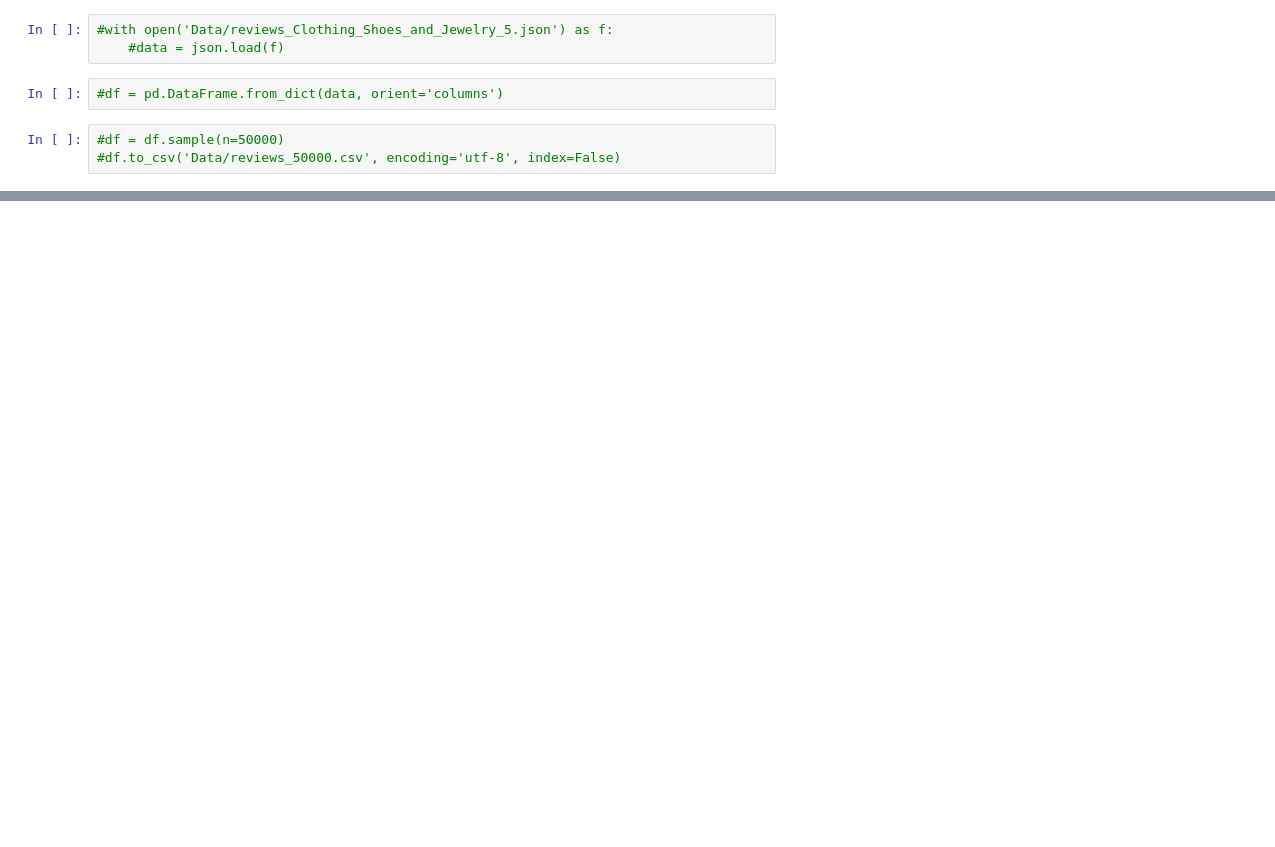
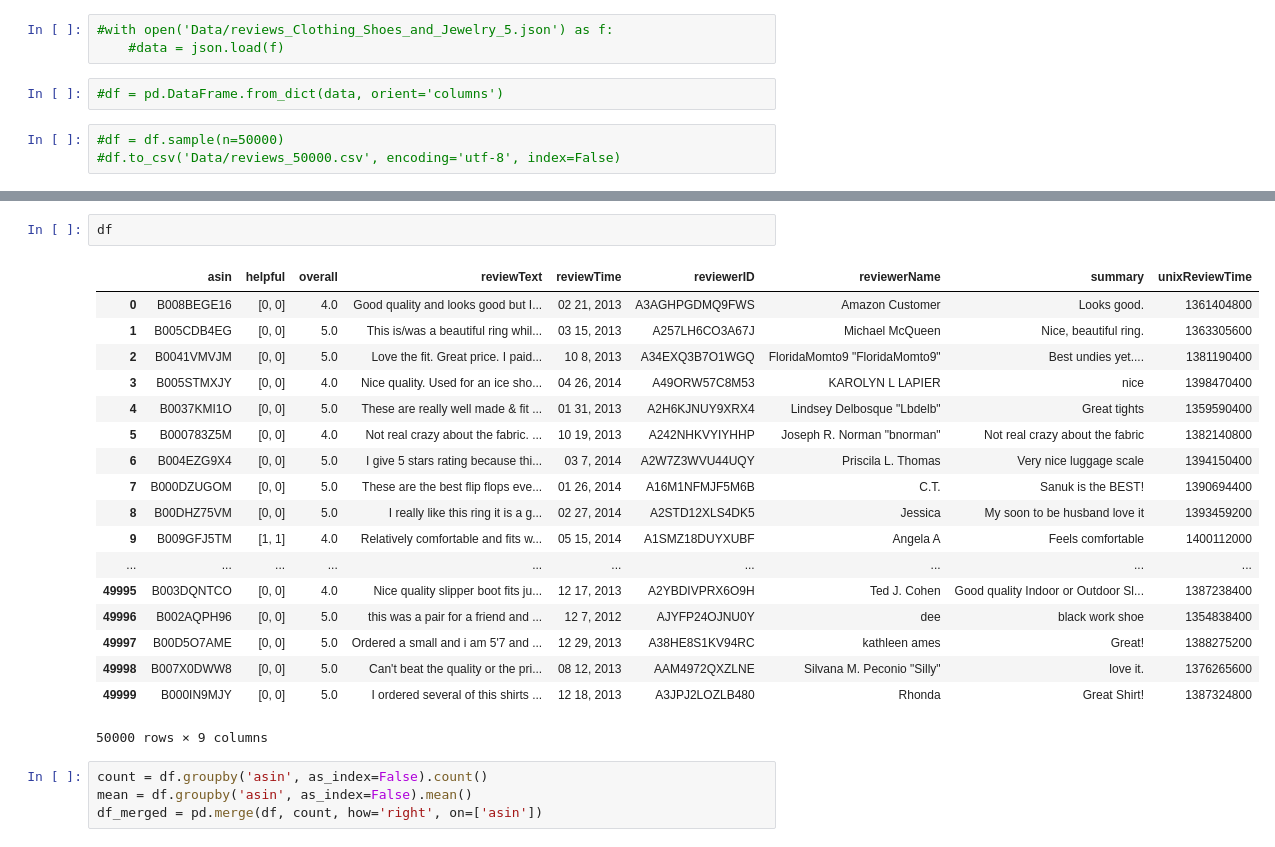
Before and after one commit to rpss2/MineracaoWebProject, a Jupyter notebook: Project.ipynb, the cells around one changed output, grey strips where cells are left out. Drawn from its saved outputs; the diff is of its cells as text; blank space fills up the shorter version.

```diff
--- a/Project.ipynb
+++ b/Project.ipynb
@@ -35,0 +17,25 @@ helpful
+# %%
+df
+# %% [output]
+|  | asin | helpful | overall | reviewText | reviewTime | reviewerID | reviewerName | summary | unixReviewTime |
+| 0 | B008BEGE16 | [0, 0] | 4.0 | Good quality and looks good but I... | 02 21, 2013 | A3AGHPGDMQ9FWS | Amazon Customer | Looks good. | 1361404800 |
+| 1 | B005CDB4EG | [0, 0] | 5.0 | This is/was a beautiful ring whil... | 03 15, 2013 | A257LH6CO3A67J | Michael McQueen | Nice, beautiful ring. | 1363305600 |
+| 2 | B0041VMVJM | [0, 0] | 5.0 | Love the fit. Great price. I paid... | 10 8, 2013 | A34EXQ3B7O1WGQ | FloridaMomto9 "FloridaMomto9" | Best undies yet.... | 1381190400 |
+| 3 | B005STMXJY | [0, 0] | 4.0 | Nice quality. Used for an ice sho... | 04 26, 2014 | A49ORW57C8M53 | KAROLYN L LAPIER | nice | 1398470400 |
+| 4 | B0037KMI1O | [0, 0] | 5.0 | These are really well made & fit ... | 01 31, 2013 | A2H6KJNUY9XRX4 | Lindsey Delbosque "Lbdelb" | Great tights | 1359590400 |
+| 5 | B000783Z5M | [0, 0] | 4.0 | Not real crazy about the fabric. ... | 10 19, 2013 | A242NHKVYIYHHP | Joseph R. Norman "bnorman" | Not real crazy about the fabric | 1382140800 |
+| 6 | B004EZG9X4 | [0, 0] | 5.0 | I give 5 stars rating because thi... | 03 7, 2014 | A2W7Z3WVU44UQY | Priscila L. Thomas | Very nice luggage scale | 1394150400 |
+| 7 | B000DZUGOM | [0, 0] | 5.0 | These are the best flip flops eve... | 01 26, 2014 | A16M1NFMJF5M6B | C.T. | Sanuk is the BEST! | 1390694400 |
+| 8 | B00DHZ75VM | [0, 0] | 5.0 | I really like this ring it is a g... | 02 27, 2014 | A2STD12XLS4DK5 | Jessica | My soon to be husband love it | 1393459200 |
+| 9 | B009GFJ5TM | [1, 1] | 4.0 | Relatively comfortable and fits w... | 05 15, 2014 | A1SMZ18DUYXUBF | Angela A | Feels comfortable | 1400112000 |
+| ... | ... | ... | ... | ... | ... | ... | ... | ... | ... |
+| 49995 | B003DQNTCO | [0, 0] | 4.0 | Nice quality slipper boot fits ju... | 12 17, 2013 | A2YBDIVPRX6O9H | Ted J. Cohen | Good quality Indoor or Outdoor Sl... | 1387238400 |
+| 49996 | B002AQPH96 | [0, 0] | 5.0 | this was a pair for a friend and ... | 12 7, 2012 | AJYFP24OJNU0Y | dee | black work shoe | 1354838400 |
+| 49997 | B00D5O7AME | [0, 0] | 5.0 | Ordered a small and i am 5'7 and ... | 12 29, 2013 | A38HE8S1KV94RC | kathleen ames | Great! | 1388275200 |
+| 49998 | B007X0DWW8 | [0, 0] | 5.0 | Can't beat the quality or the pri... | 08 12, 2013 | AAM4972QXZLNE | Silvana M. Peconio "Silly" | love it. | 1376265600 |
+| 49999 | B000IN9MJY | [0, 0] | 5.0 | I ordered several of this shirts ... | 12 18, 2013 | A3JPJ2LOZLB480 | Rhonda | Great Shirt! | 1387324800 |
+50000 rows × 9 columns
+# %%
+count = df.groupby('asin', as_index=False).count()
+mean = df.groupby('asin', as_index=False).mean()
+df_merged = pd.merge(df, count, how='right', on=['asin'])
```
Also changed, not shown: parts of 11 cells of this notebook.
